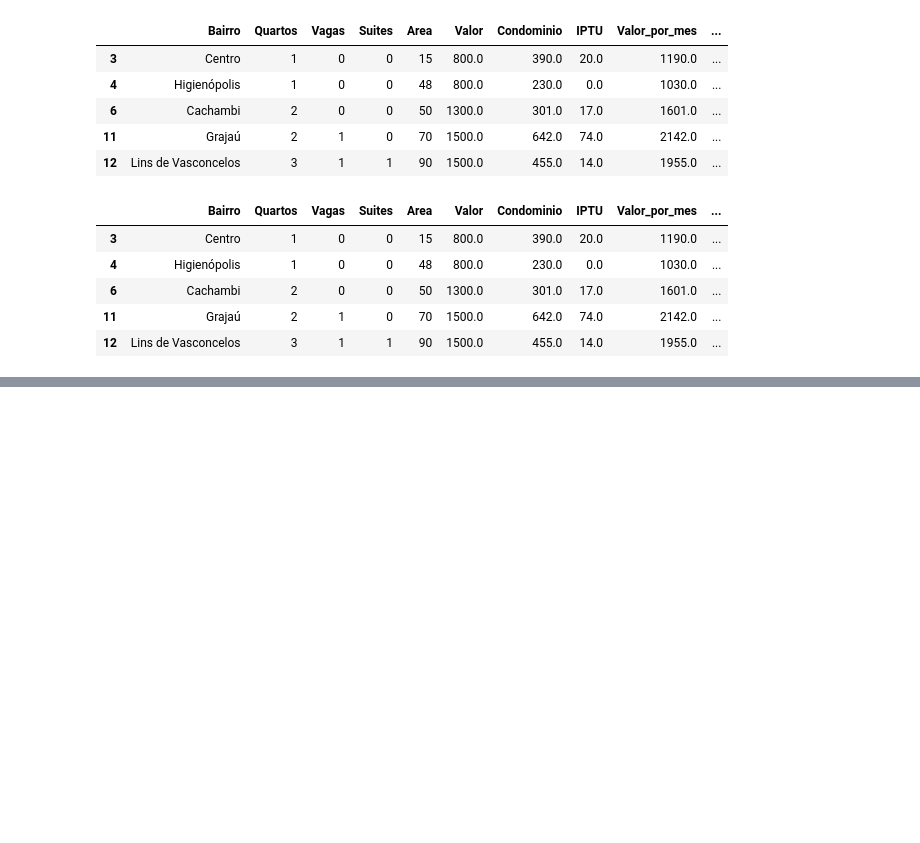
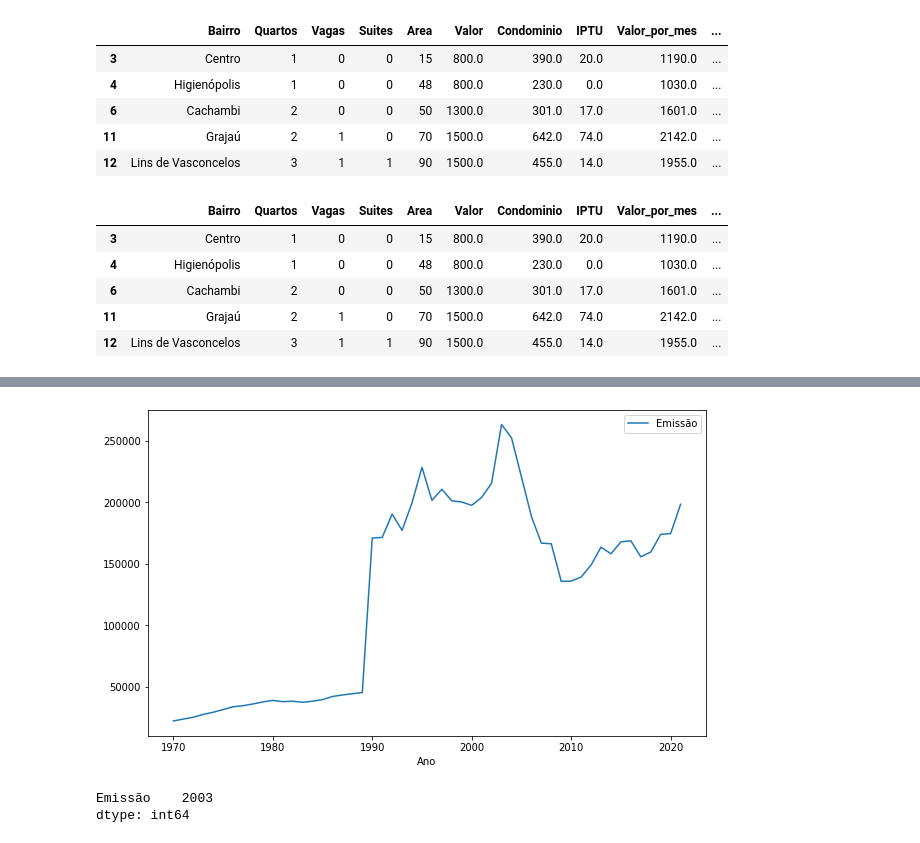
Before and after one commit to gWalliffe/exercicios_python, a Jupyter notebook: exercicios_python/06 - Pandas.ipynb, the cells around one changed output, grey strips where cells are left out. Drawn from its saved outputs; the diff is of its cells as text; code cells hidden in the pictures; blank space fills up the shorter version.

```diff
--- a/exercicios_python/06 - Pandas.ipynb
+++ b/exercicios_python/06 - Pandas.ipynb
@@ -686,0 +1500,3 @@ dados.to_csv('../files/dados_completos_dev.csv', index=False, sep=';')
+# %%
+emissoes_gases = emissoes_gases.drop(columns = 'Emissão/Remoção/Bunker')
+emissoes_gases
@@ -686,0 +1832,9 @@ dados.to_csv('../files/dados_completos_dev.csv', index=False, sep=';')
+# %%
+emissoes_por_ano.groupby('Ano').mean().plot(figsize = (10,6));
+# %% [output]
+[figure, added]
+# %%
+emissoes_por_ano.groupby('Ano').mean().idxmax()
+# %% [output]
+Emissão    2003
+dtype: int64
```
Also changed, not shown: parts of 209 cells of this notebook, 4 other files.
